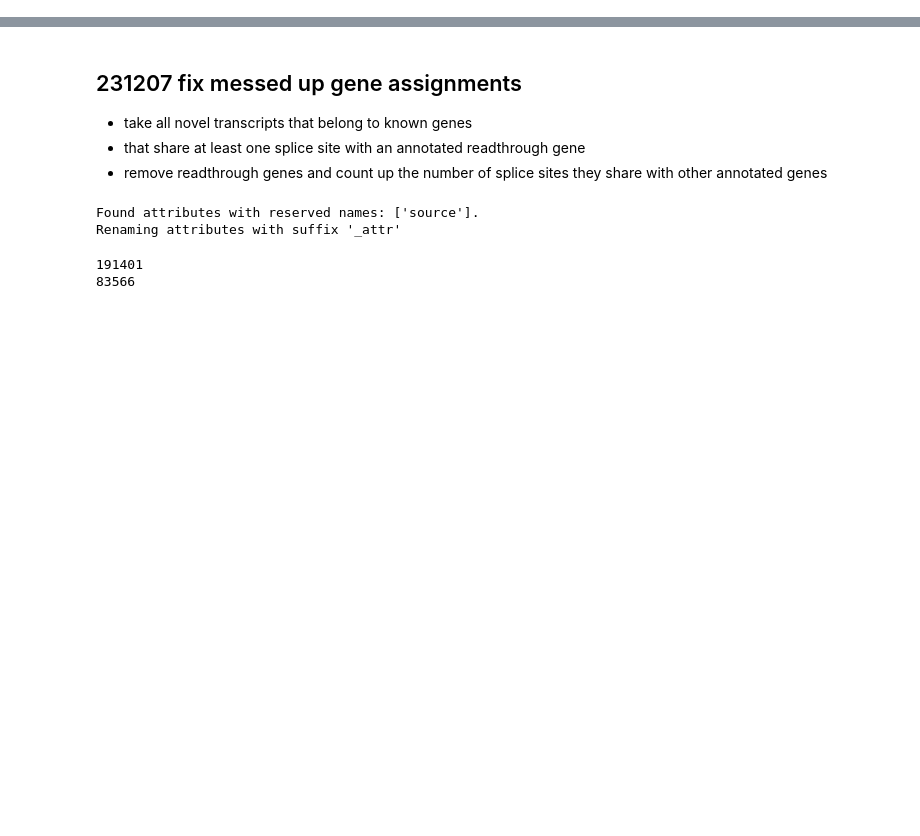
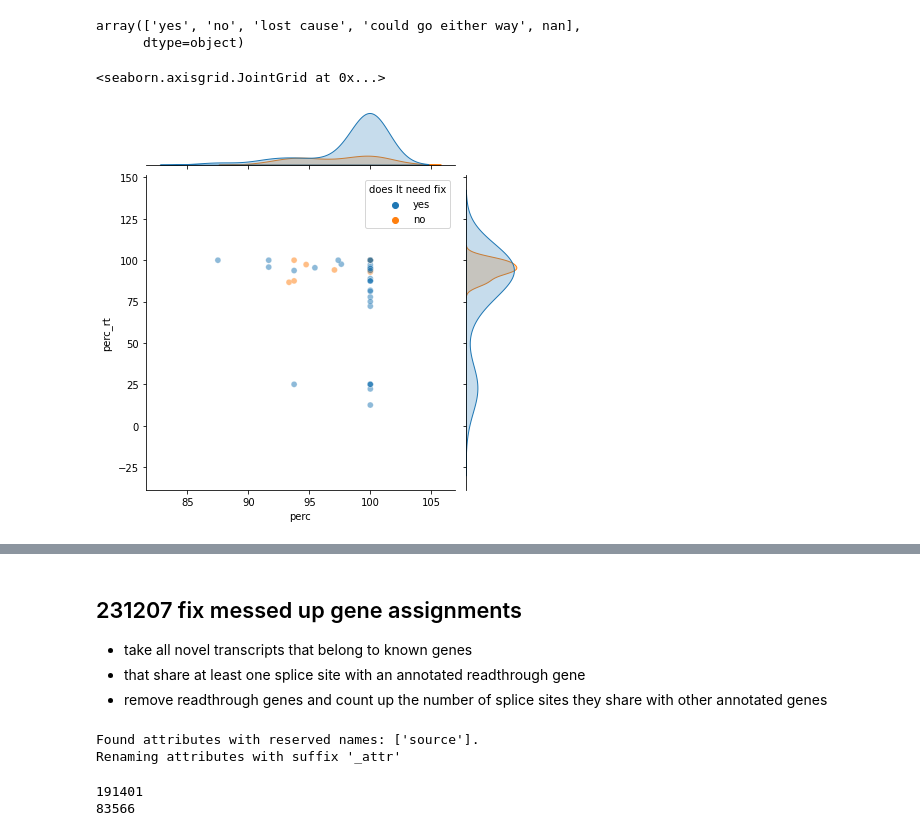
Before and after one commit to fairliereese/paper_rnawg, a Jupyter notebook: figures_revisions/revisions/fix_fusion_gene_assignments.ipynb, the cells around one changed output, grey strips where cells are left out. Drawn from its saved outputs; the diff is of its cells as text; code cells hidden in the pictures; blank space fills up the shorter version.

Commit message:
trying to figure out these last few problem loci

```diff
--- a/figures_revisions/revisions/fix_fusion_gene_assignments.ipynb
+++ b/figures_revisions/revisions/fix_fusion_gene_assignments.ipynb
@@ -416,0 +883,8 @@ def get_fusion_ss_table(ab, gtf, ref_ics, ver, include_novel=True):
+# %%
+df = pd.read_csv('readthrough_genes_novel_transcripts_7.tsv', sep='\t')
+df['does It need fix'].unique()
+# %% [output]
+array(['yes', 'no', 'lost cause', 'could go either way', nan],
+      dtype=object)
+# %%
+df = df.loc[df['does It need fix'].isin(['yes', 'no'])]
@@ -416,0 +893,5 @@ def get_fusion_ss_table(ab, gtf, ref_ics, ver, include_novel=True):
+# %%
+sns.jointplot(df, x='perc', y='perc_rt', hue='does It need fix', alpha=0.5)
+# %% [output]
+<seaborn.axisgrid.JointGrid at 0x...>
+[figure, added]
```
Also changed, not shown: parts of 63 cells of this notebook, 5 other files.
